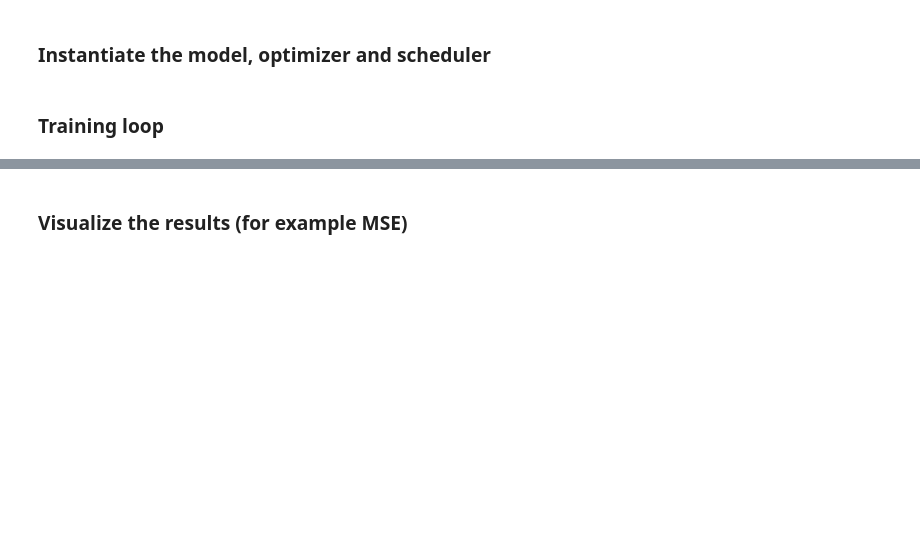
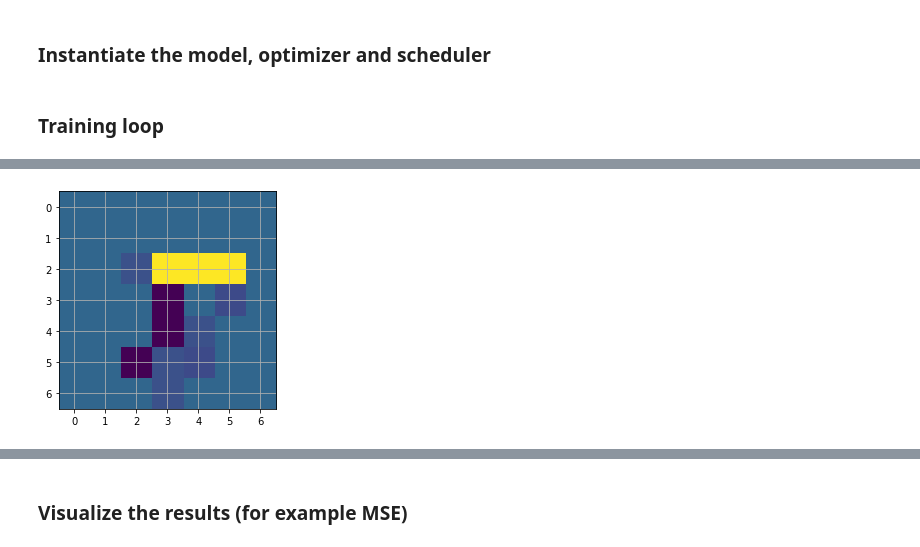
Before and after one commit to broadinstitute/genus, a Jupyter notebook: src/notebook6_VQ-VAE_MNIST.ipynb, the cells around one changed output, grey strips where cells are left out. Saved outputs shown, nothing was run; the diff lists cells and outputs as text; code cells hidden in the pictures; blank space fills up the shorter version.

```diff
--- a/src/notebook6_VQ-VAE_MNIST.ipynb
+++ b/src/notebook6_VQ-VAE_MNIST.ipynb
@@ -283,0 +382,5 @@ show_batch(output.imgs)
+# %%
+plt.imshow(output.inference.index[0,0].cpu())
+plt.grid()
+# %% [output]
+[figure, added]
```
Also changed, not shown: parts of 12 cells of this notebook.
